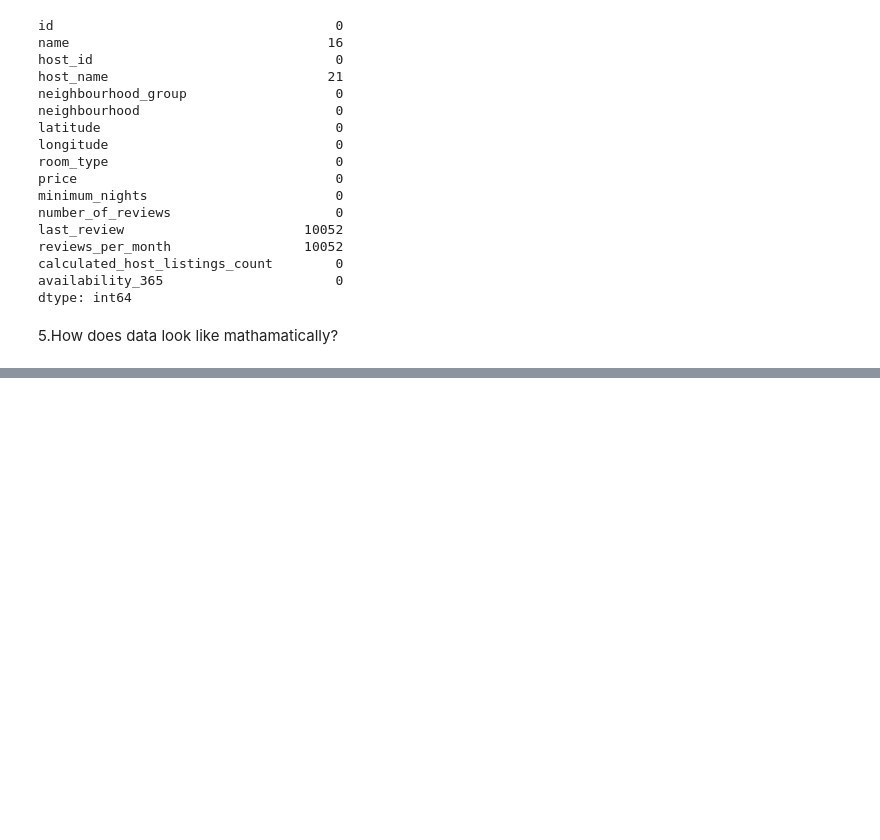
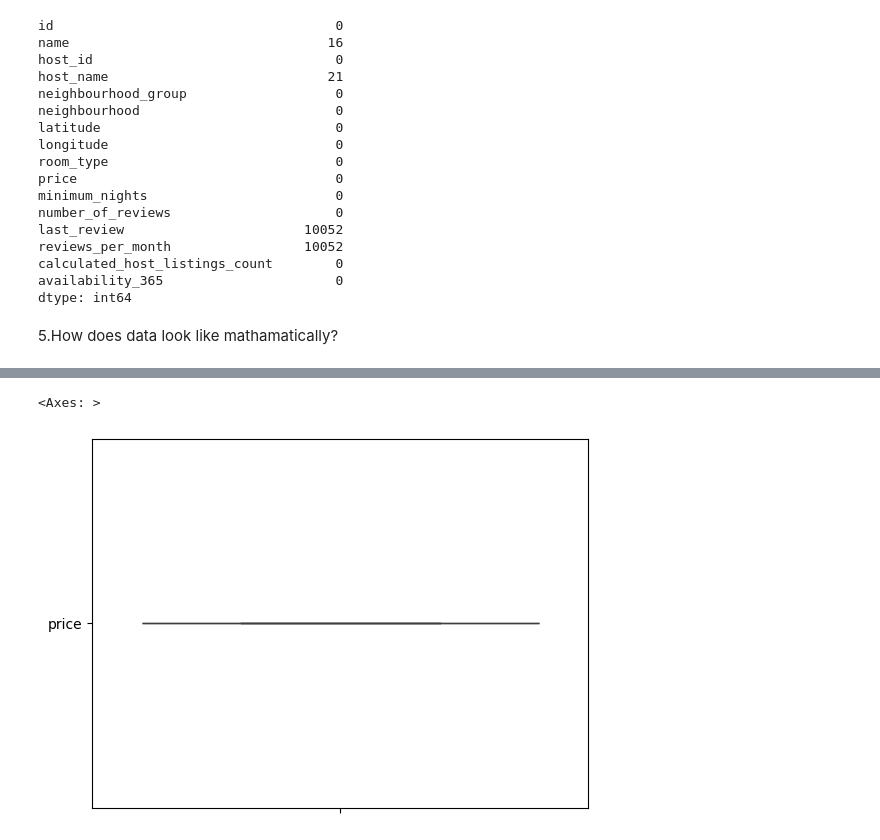
Before and after one commit to saurabhmandaokar1999/GoogleColab, a Jupyter notebook: DataAnalysis_UnderStanding_Data_Set.ipynb, the cells around one changed output, grey strips where cells are left out. Cells and saved outputs as stored; diff of their text form; code cells hidden in the pictures; blank space fills up the shorter version.

```diff
--- a/DataAnalysis_UnderStanding_Data_Set.ipynb
+++ b/DataAnalysis_UnderStanding_Data_Set.ipynb
@@ -86,0 +132,5 @@ df.describe()
+# %%
+sns.boxplot(["price"])
+# %% [output]
+<Axes: >
+[figure, added]
```
Also changed, not shown: parts of 8 cells of this notebook.
